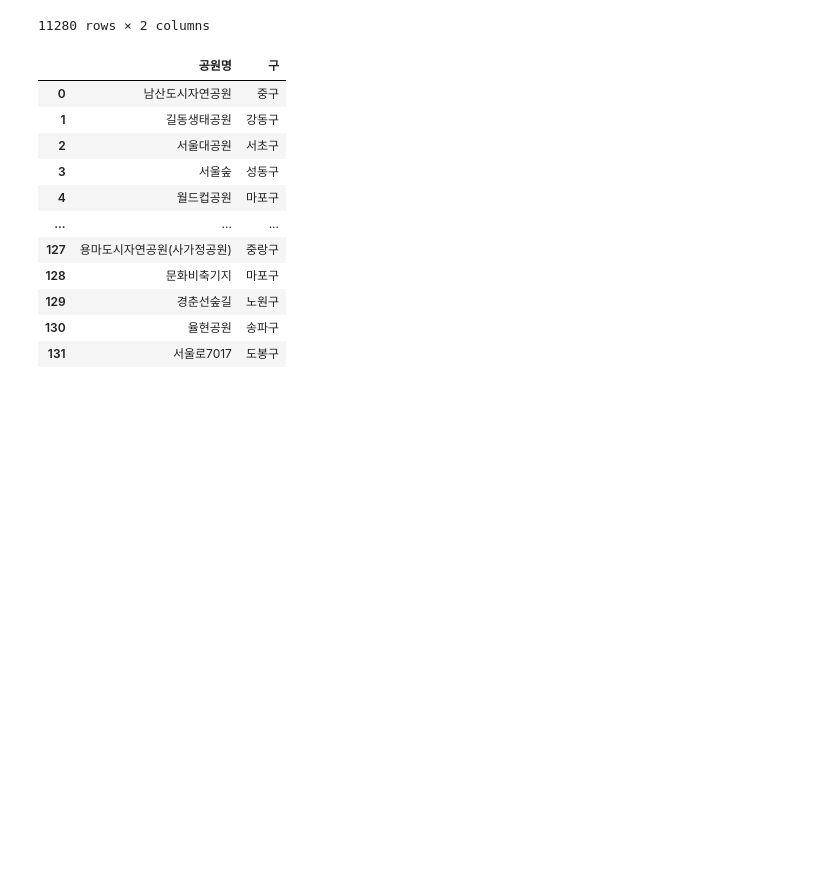
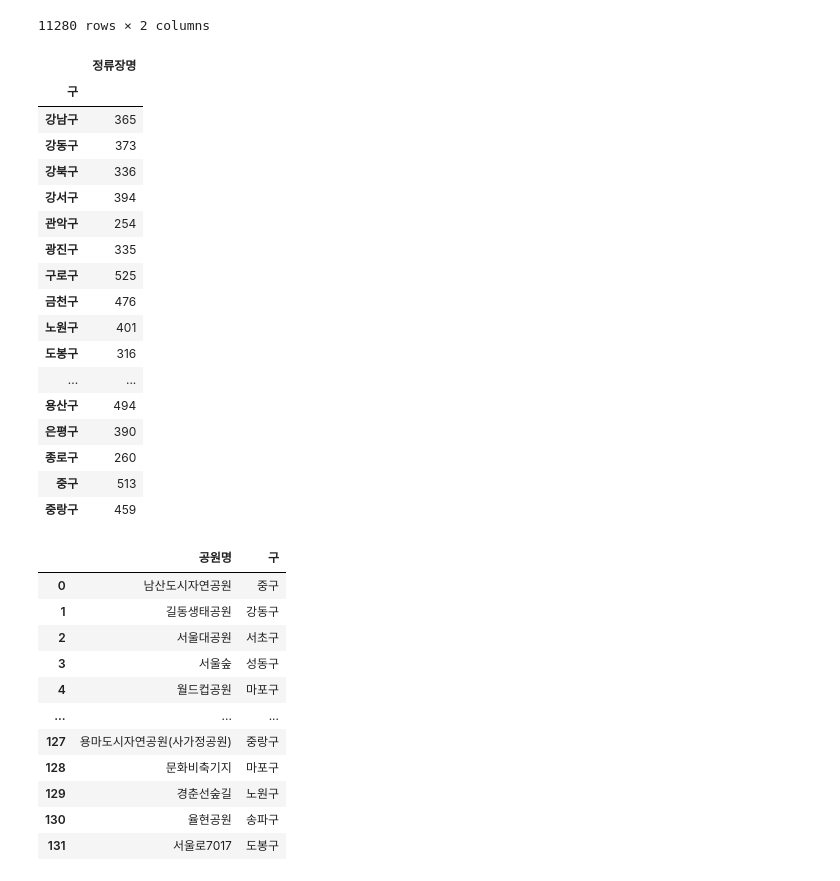
Before and after one commit to gyuholee94/seoul_contest, a Jupyter notebook: Gyuho.ipynb, the cells around one changed output. Drawn from its saved outputs; the diff is of its cells as text; code cells hidden in the pictures; blank space fills up the shorter version.

```diff
--- a/Gyuho.ipynb
+++ b/Gyuho.ipynb
@@ -970,7 +971,8 @@ def mapping(loc_df, data_df, name):
     mapping = mapping[['{}'.format(name),'구']]
     return mapping
 # %%
-mapping(gu_loc_df, bus_df, '정류장명')
+bus_map = mapping(gu_loc_df, bus_df, '정류장명')
+bus_map
 # %% [output]
 |  | 정류장명 | 구 |
 | 0 | 종로2가사거리 | 중구 |
@@ -985,4 +987,25 @@ mapping(gu_loc_df, bus_df, '정류장명')
 | 11278 | 성내시장 | 강동구 |
 | 11279 | 천호우체국.로데오거리 | 강동구 |
 11280 rows × 2 columns
+# %%
+bus_map.groupby(['구']).count()
+# %% [output]
+|  | 정류장명 |
+| 구 |  |
+| 강남구 | 365 |
+| 강동구 | 373 |
+| 강북구 | 336 |
+| 강서구 | 394 |
+| 관악구 | 254 |
+| 광진구 | 335 |
+| 구로구 | 525 |
+| 금천구 | 476 |
+| 노원구 | 401 |
+| 도봉구 | 316 |
+| ... | ... |
+| 용산구 | 494 |
+| 은평구 | 390 |
+| 종로구 | 260 |
+| 중구 | 513 |
+| 중랑구 | 459 |
 # %%
```
Also changed, not shown: parts of 21 cells of this notebook.
